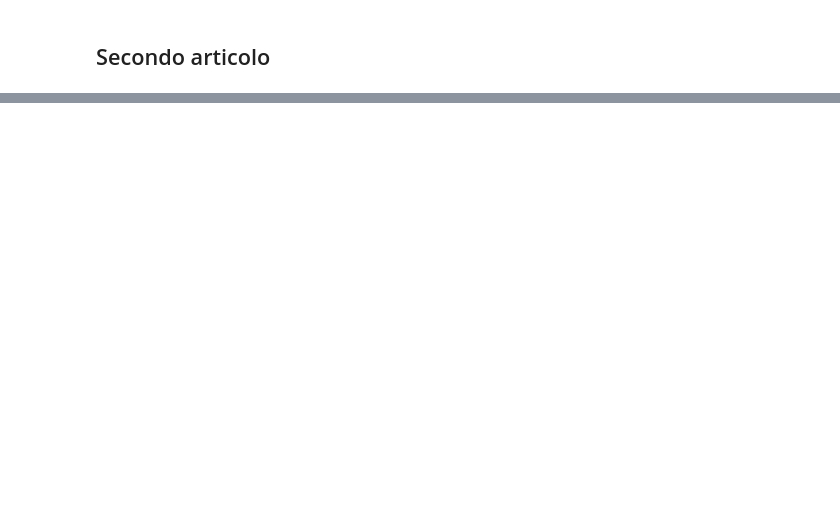
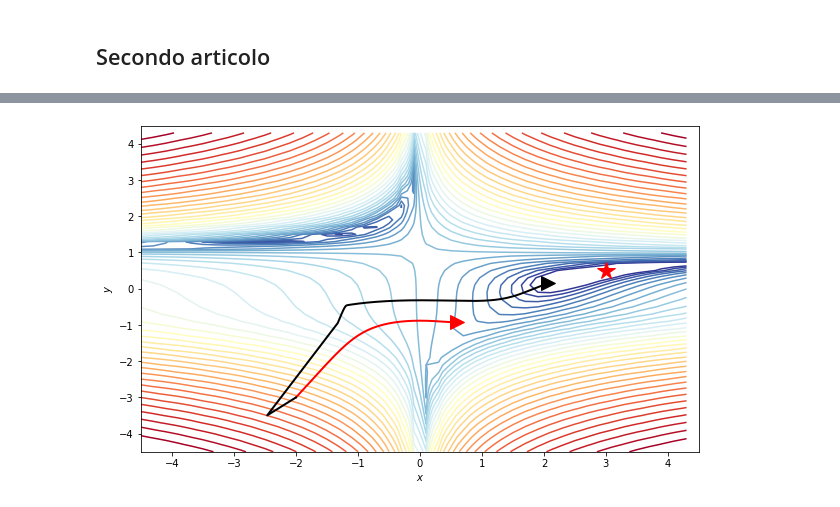
Before and after one commit to SimonePip/FDS, a Jupyter notebook: Final_project/FDS_Final_Project.ipynb, the cells around one changed output, grey strips where cells are left out. Cells and saved outputs as stored; diff of their text form; code cells hidden in the pictures; blank space fills up the shorter version.

```diff
--- a/Final_project/FDS_Final_Project.ipynb
+++ b/Final_project/FDS_Final_Project.ipynb
@@ -98,7 +99,7 @@ def beales_gradient(theta):
 
   return(grad)
 # %%
-def vanilla_descent(theta,loss,gradient,lr,beta,n_iter):
+def vanilla_descent(theta,loss,gradient,lr,beta,n_iter,t, theta_p):
 
   grad=gradient(theta)
   theta=theta-lr*grad
@@ -276,0 +349,7 @@ plt.show()
+# %%
+fig1, ax1=contour_beales_function()
+overlay_trajectory(ax1,descent_trajectory_vanilla, 'Vanilla','r')
+overlay_trajectory(ax1,descent_trajectory_NAG, 'RK','k')
+plt.show()
+# %% [output]
+[figure, added]
```
Also changed, not shown: parts of 15 cells of this notebook.
